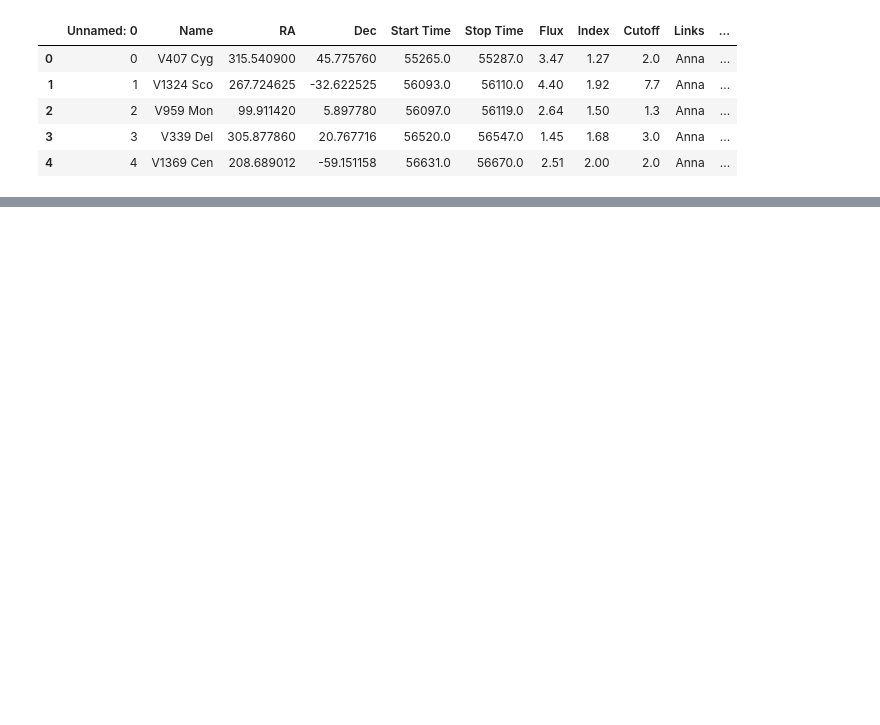
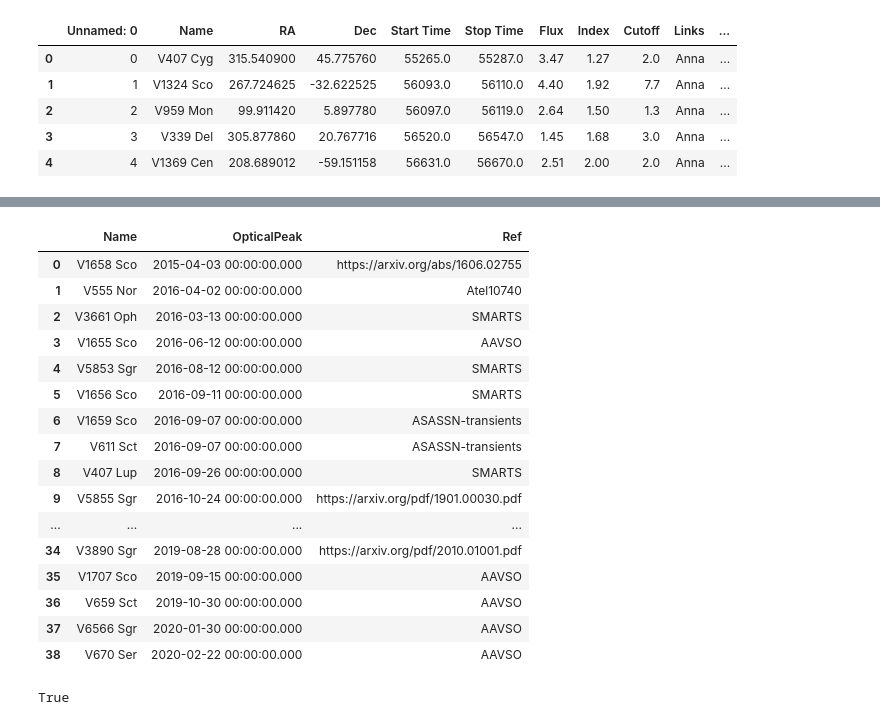
Before and after one commit to apizzuto/Novae, a Jupyter notebook: notebooks/ReadNovaList.ipynb, the cells around one changed output, grey strips where cells are left out. Cells and saved outputs as stored; diff of their text form; code cells hidden in the pictures; blank space fills up the shorter version.

Commit message:
small plot tweaks, formatting change in csv

```diff
--- a/notebooks/ReadNovaList.ipynb
+++ b/notebooks/ReadNovaList.ipynb
@@ -340,0 +369,22 @@ gamma_df.head()
+# %%
+optical_info = pd.read_csv('/home/apizzuto/Nova/source_list/nova_optical_peaks.csv')
+optical_info['OpticalPeak'] = [Time(t, format='iso') for t in optical_info['OpticalPeak']]
+optical_info
+# %% [output]
+|  | Name | OpticalPeak | Ref |
+| 0 | V1658 Sco | 2015-04-03 00:00:00.000 | https://arxiv.org/abs/1606.02755 |
+| 1 | V555 Nor | 2016-04-02 00:00:00.000 | Atel10740 |
+| 2 | V3661 Oph | 2016-03-13 00:00:00.000 | SMARTS |
+| 3 | V1655 Sco | 2016-06-12 00:00:00.000 | AAVSO |
+| 4 | V5853 Sgr | 2016-08-12 00:00:00.000 | SMARTS |
+| 5 | V1656 Sco | 2016-09-11 00:00:00.000 | SMARTS |
+| 6 | V1659 Sco | 2016-09-07 00:00:00.000 | ASASSN-transients |
+| 7 | V611 Sct | 2016-09-07 00:00:00.000 | ASASSN-transients |
+| 8 | V407 Lup | 2016-09-26 00:00:00.000 | SMARTS |
+| 9 | V5855 Sgr | 2016-10-24 00:00:00.000 | https://arxiv.org/pdf/1901.00030.pdf |
+| ... | ... | ... | ... |
+| 34 | V3890 Sgr | 2019-08-28 00:00:00.000 | https://arxiv.org/pdf/2010.01001.pdf |
+| 35 | V1707 Sco | 2019-09-15 00:00:00.000 | AAVSO |
+| 36 | V659 Sct | 2019-10-30 00:00:00.000 | AAVSO |
+| 37 | V6566 Sgr | 2020-01-30 00:00:00.000 | AAVSO |
+| 38 | V670 Ser | 2020-02-22 00:00:00.000 | AAVSO |
@@ -340,0 +395,4 @@ gamma_df.head()
+# %%
+'V392 Per' in tab['Nova'].unique()
+# %% [output]
+True
```
Also changed, not shown: parts of 12 cells of this notebook, 1 other file.
